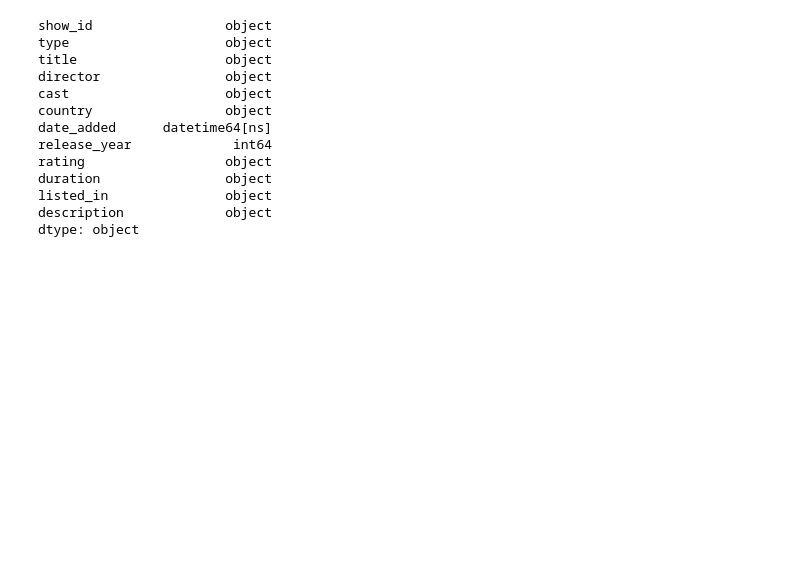
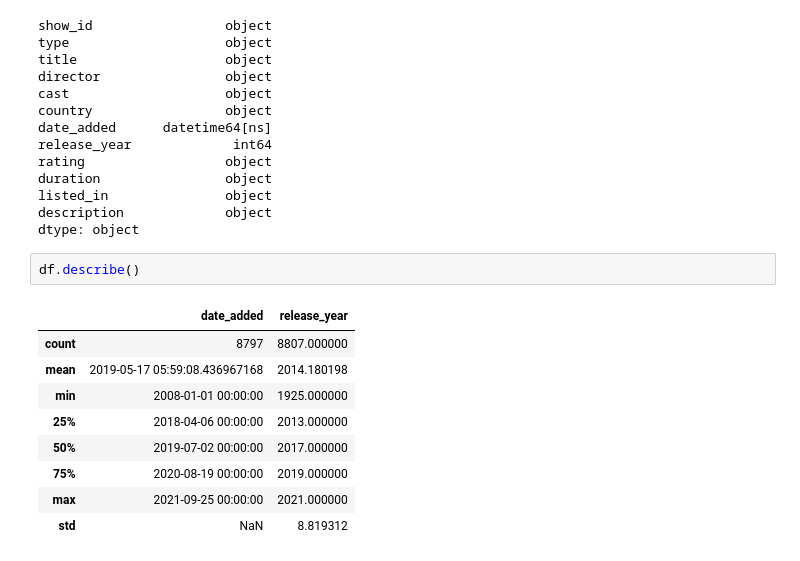
Before and after one commit to ardazlata/exploratoryDataAnalysis, a Jupyter notebook: main.ipynb, the cells around one changed output. Drawn from its saved outputs; the diff is of its cells as text; blank space fills up the shorter version.

```diff
--- a/main.ipynb
+++ b/main.ipynb
@@ -25,3 +26,15 @@ duration                object
 listed_in               object
 description             object
 dtype: object
+# %%
+df.describe()
+# %% [output]
+|  | date_added | release_year |
+| count | 8797 | 8807.000000 |
+| mean | 2019-05-17 05:59:08.436967168 | 2014.180198 |
+| min | 2008-01-01 00:00:00 | 1925.000000 |
+| 25% | 2018-04-06 00:00:00 | 2013.000000 |
+| 50% | 2019-07-02 00:00:00 | 2017.000000 |
+| 75% | 2020-08-19 00:00:00 | 2019.000000 |
+| max | 2021-09-25 00:00:00 | 2021.000000 |
+| std | NaN | 8.819312 |
```
Also changed, not shown: parts of 5 cells of this notebook.
